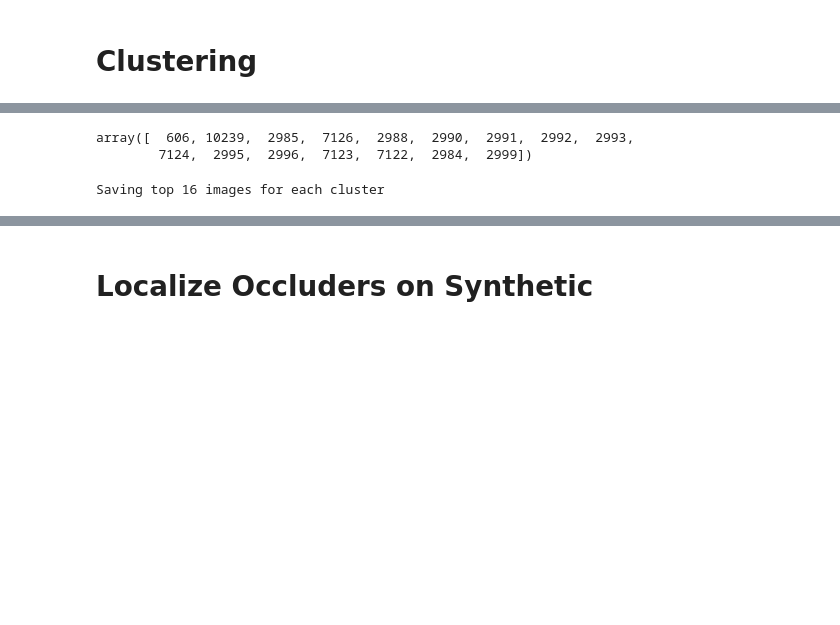
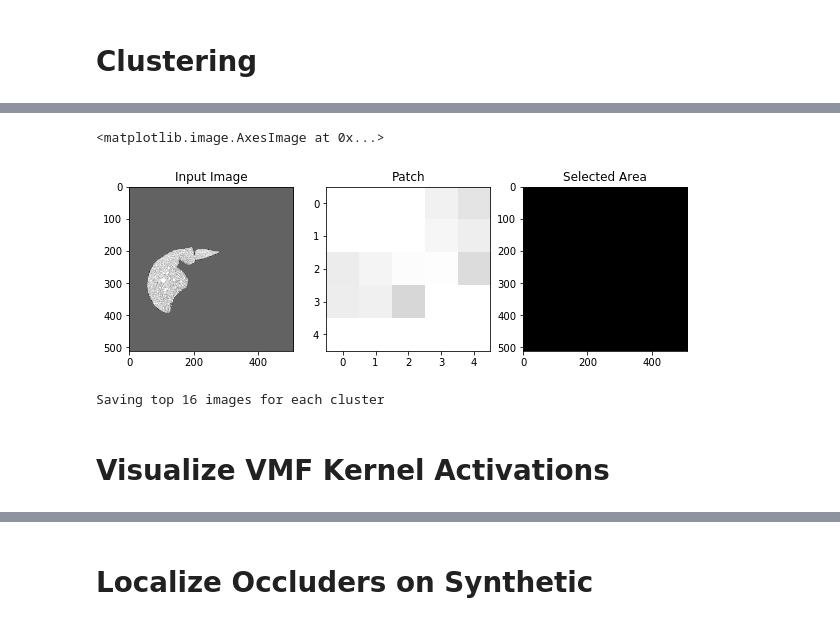
Before and after one commit to mattesko/CompNet-Medical, a Jupyter notebook: notebooks/vmf_learning.ipynb, the cells around one changed output, grey strips where cells are left out. Saved outputs shown, nothing was run; the diff lists cells and outputs as text; code cells hidden in the pictures; blank space fills up the shorter version.

```diff
--- a/notebooks/vmf_learning.ipynb
+++ b/notebooks/vmf_learning.ipynb
@@ -139,8 +232,8 @@ for kappa in range(60, 61, 10):
 # %%
-experiment = 44
-vmf, loc_set =  learn_vmf_clusters(data_loader, img_per_cat=len(dataset), verbose=True,
-                                   max_it=1000, tol=5e-12,
+%%time
+vmf, loc_set = learn_vmf_clusters(data_loader, img_per_cat=len(dataset), verbose=True,
+                                   max_it=50, tol=5e-12,
                                    u_out_name=f'chaos_pool5_{vc_num}_u_test_{experiment}.pickle',
                                    p_out_name=f'chaos_pool5_{vc_num}_p_test_{experiment}.pickle',
-                                   kappas=range(30, 31, 5))
+                                   kappas=55, use_mask=True)
 # %% [output]
@@ -147,0 +258,17 @@ Best Kappa: 30. Lowest Similarity: 0.5464333914472249
+# %%
+SORTED_IDX = []
+SORTED_LOC = []
+for vc_i in range(200):
+    sort_idx = np.argsort(-vmf.p[:, vc_i])[0:16]
+    SORTED_IDX.append(sort_idx)
+    tmp=[]
+    for idx in range(16):
+        iloc = loc_set[:, sort_idx[idx]]
+        tmp.append(iloc)
+    SORTED_LOC.append(tmp)
+# %%
+vc_i = 0
+iloc = loc_set[:,SORTED_IDX[vc_i]]
+loc = iloc[1:6].astype(int)
+print(train_slices[i].shape)
+loc
@@ -148,15 +287,36 @@ Best Kappa: 30. Lowest Similarity: 0.5464333914472249
+# %%
+# i, x1, y1, x2, y2= iloc[0][0].astype(int)
+_, ii, x1, y1, x2, y2= SORTED_LOC[vc_i][2].astype(int)
+patch = train_slices[i][x1:x2, y1:y2, :]
+
+center_idx = ((x2 - x1) // 2, (y2 - y1) // 2)
+matrix = np.zeros((train_slices[i].shape))
+matrix[center_idx[0]-2:center_idx[0]+3, center_idx[1]-2:center_idx[1]+3, :] = 1
+
+plt.figure(figsize=(10, 10))
+plt.subplot(131)
+plt.title('Input Image')
+plt.imshow(train_slices[i])
+plt.subplot(132)
+plt.title('Patch')
+plt.imshow(patch)
+plt.subplot(133)
+plt.title('Selected Area')
+plt.imshow(train_slices[i] * matrix)
+# %% [output]
+<matplotlib.image.AxesImage at 0x...>
+[figure, added]
+# %%
+save_cluster_images(vmf, loc_set, in_images=train_slices*255,
+                    num_images=16, out_dir_name=f'test_{experiment}',
+                    max_num_clusters=max(20, vc_num))
+# %% [output]
+Saving top 16 images for each cluster
 # %%
-sort_idx = np.argsort(-vmf.p[:, 1])[0:16]
-print(sort_idx)
-print(np.sort(-vmf.p[:, 1])[0:16])
-differences = [a - b for a,b in zip(np.sort(-vmf.p[:, 1])[0:16], np.sort(-vmf.p[:, 1])[1:17])]
-plt.plot(differences)
+# sort_idx = np.argsort(-vmf.p[:, 1])[0:16]
+# print(sort_idx)
+# print(np.sort(-vmf.p[:, 1])[0:16])
+# differences = [a - b for a,b in zip(np.sort(-vmf.p[:, 1])[0:16], np.sort(-vmf.p[:, 1])[1:17])]
+# plt.plot(differences)
-# %% [output]
-array([  606, 10239,  2985,  7126,  2988,  2990,  2991,  2992,  2993,
-        7124,  2995,  2996,  7123,  7122,  2984,  2999])
-# %%
-save_cluster_images(vmf, loc_set, in_images=train_slices*255,
-                    num_images=16, out_dir_name=f'test_{experiment}',
-                    max_num_clusters=20)
-# %% [output]
-Saving top 16 images for each cluster
+# %% [markdown]
+# Visualize VMF Kernel Activations
```
Also changed, not shown: parts of 27 cells of this notebook, 1 other file.
